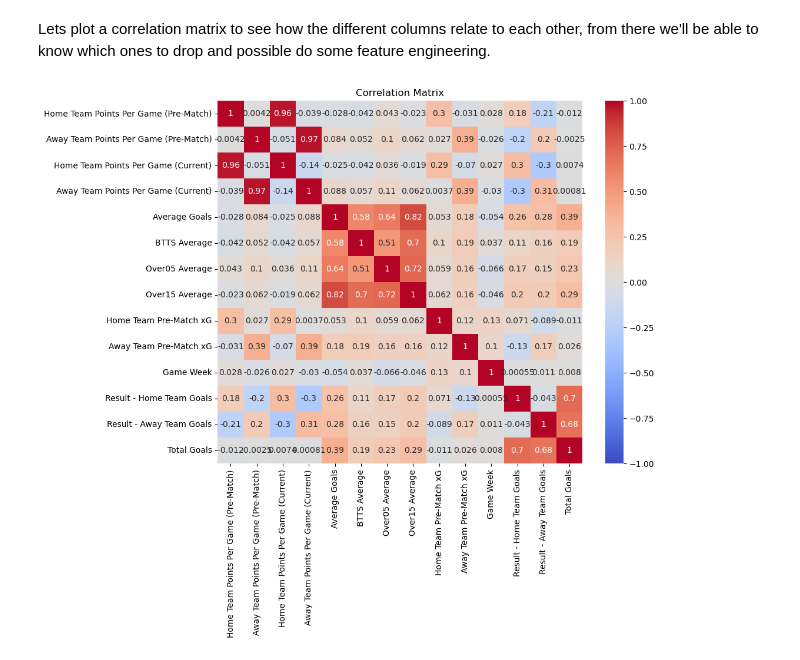
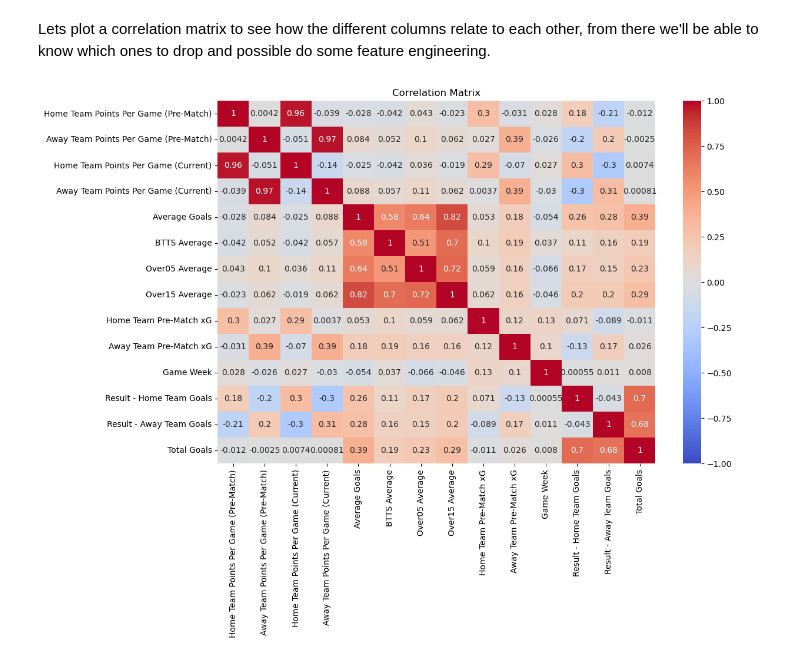
Before and after one commit to MarwaBrian/cel_proj, a Jupyter notebook: winnings.ipynb, the cells around one changed output. Drawn from its saved outputs; the diff is of its cells as text; code cells hidden in the pictures.

```diff
--- a/winnings.ipynb
+++ b/winnings.ipynb
@@ -330,9 +328,9 @@ plt.show()
 # %% [markdown]
 Lets plot a correlation matrix to see how the different columns relate to each other, from there we'll be able to know which ones to drop and possible do some feature engineering.
 # %%
-plt.figure(figsize=(10, 8))
+plt.figure(figsize=(12, 8))
 sns.heatmap(df.corr(), annot=True,cmap='coolwarm', vmin=-1, vmax=1)
 plt.title('Correlation Matrix')
 plt.show()
 # %% [output]
-[figure, old version]
+[figure, new version]
```
Also changed, not shown: parts of 6 cells of this notebook.
